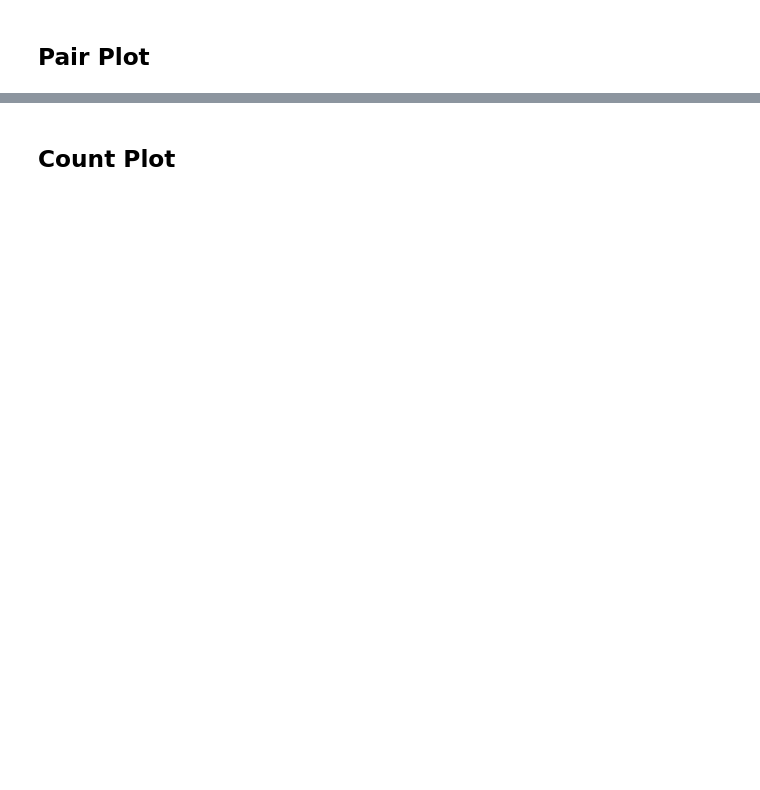
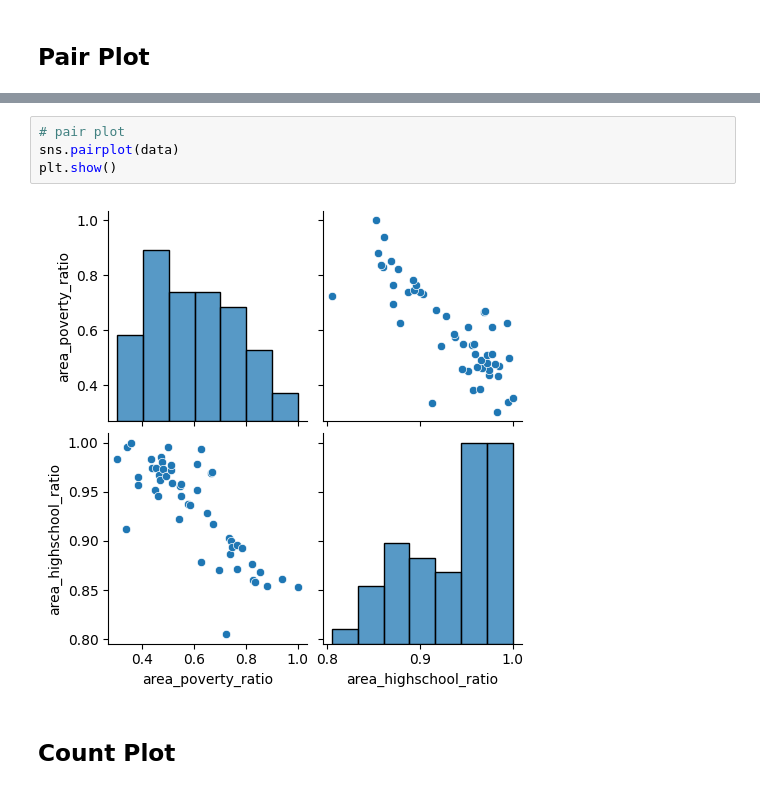
Before and after one commit to aeyeniay/SeabornPlots, a Jupyter notebook: seaborn_plots.ipynb, the cells around one changed output, grey strips where cells are left out. Drawn from its saved outputs; the diff is of its cells as text; blank space fills up the shorter version.

```diff
--- a/seaborn_plots.ipynb
+++ b/seaborn_plots.ipynb
@@ -745,3 +774,9 @@ plt.show()
+# %%
+# pair plot
+sns.pairplot(data)
+plt.show()
+# %% [output]
+[figure, added]
 # %% [markdown]
 <a id="12"></a>
 ## Count Plot
```
Also changed, not shown: parts of 15 cells of this notebook.
